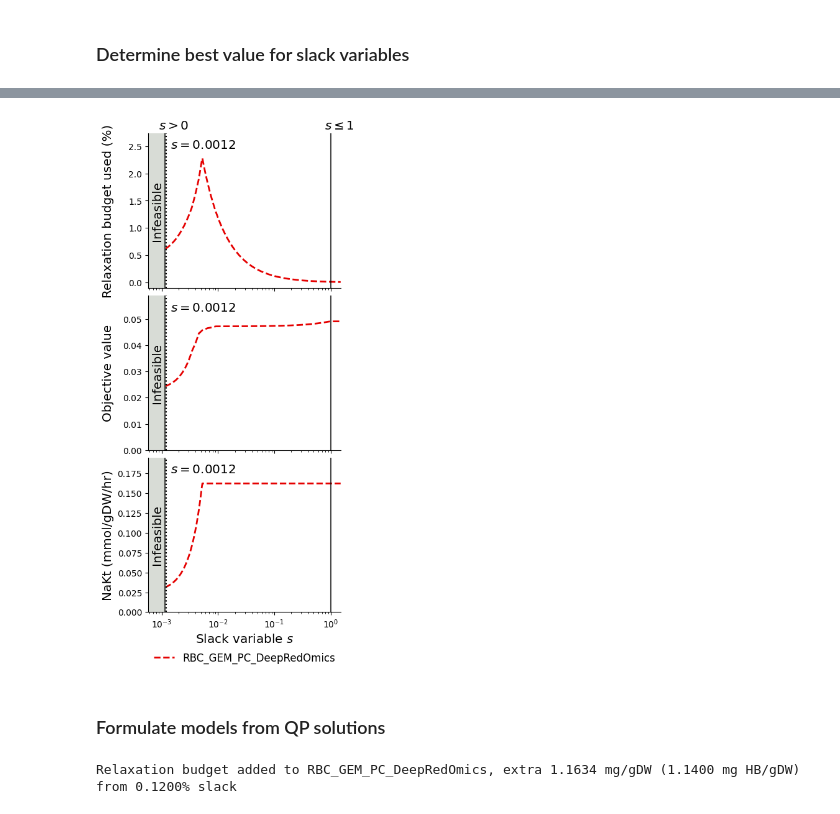
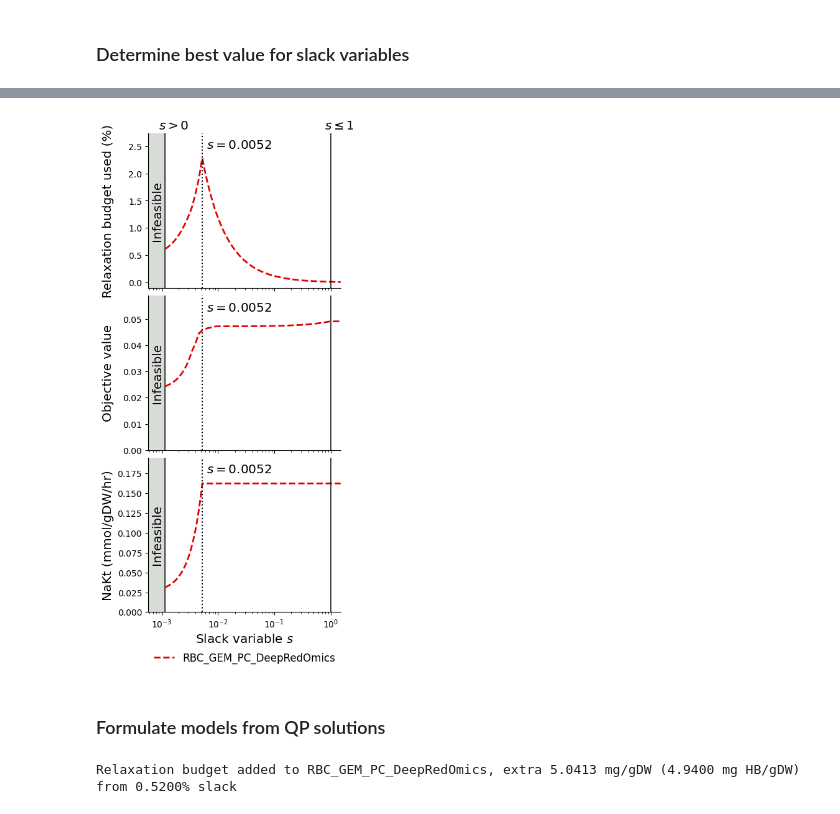
Before and after one commit to z-haiman/RBC-GEM, a Jupyter notebook: code/notebooks/analysis/OVERLAY/4c. Create context-specific models from DeepRed Omics.ipynb, the cells around one changed output, grey strips where cells are left out. Saved outputs shown, nothing was run; the diff lists cells and outputs as text; code cells hidden in the pictures.

```diff
--- a/code/notebooks/analysis/OVERLAY/4c. Create context-specific models from DeepRed Omics.ipynb
+++ b/code/notebooks/analysis/OVERLAY/4c. Create context-specific models from DeepRed Omics.ipynb
@@ -77,0 +84,4 @@ dataset_name = "DeepRedOmics"
+# %%
+run_computations = False
+verbose = True
+objective_reactions = ["NaKt"]
@@ -909,35 +942,14 @@ if save_figures:
 # %%
-list_of_pcmodels = []
-verbose = True
-objective_rxns = ["NaKt"]
-
 slack_min = 1e-5  # Slack %
 slack_max = 1.5
-
 if run_computations:
-    df_qp_sol, objective_value, r2_values = qp_solutions_dict[sample_id]
-    # Create a copy of the model
-    pcmodel_sample = pcmodel.copy()
-    pcmodel_sample.id = f"{pcmodel.id}_{sample_id}"
-    for protdl in pcmodel_sample.reactions.query(
-        lambda x: isinstance(x, ProteinDilution)
-    ):
-        if protdl.id in df_qp_sol.index:
-            prot_bound = df_qp_sol.loc[protdl.id]["Best-Fitted Proteome"]
-        else:
-            prot_bound = 0
-        protdl.bounds = (float(prot_bound), float(prot_bound))
-    # Add the relaxation budget with slack = 0 first
-    add_relaxation_budget(pcmodel_sample, 0, int(verbose))
-    list_of_pcmodels += [pcmodel_sample]
-
     solutions = {
         pcmodel_sample.id: {
             "model": [],
             "slack": [],
             "objective": [],
             "relaxation": [],
-            "_".join(objective_rxns): [],
+            "_".join(objective_reactions): [],
         }
         for pcmodel_sample in list_of_pcmodels
     }
@@ -953,7 +965,7 @@ if run_computations:
                 sum(
                     [
                         r.flux_expression
-                        for r in pcmodel_sample.reactions.get_by_any(objective_rxns)
+                        for r in pcmodel_sample.reactions.get_by_any(objective_reactions)
                     ]
                 )
                 - relaxation_demand.flux_expression
@@ -971,15 +983,14 @@ if run_computations:
             solutions[pcmodel_sample.id]["model"].append(pcmodel_sample.id)
             solutions[pcmodel_sample.id]["slack"].append(slack_value)
             solutions[pcmodel_sample.id]["objective"].append(obj_value)
-            solutions[pcmodel_sample.id]["_".join(objective_rxns)].append(
+            solutions[pcmodel_sample.id]["_".join(objective_reactions)].append(
                 obj_value + demand
             )
             solutions[pcmodel_sample.id]["relaxation"].append(demand / budget)
     solutions = {
-        pcmid: pd.DataFrame.from_dict(sol)
-        for pcmid, sol in solutions.items()
+        pcmodel_sample_id: pd.DataFrame.from_dict(sol)
+        for pcmodel_sample_id, sol in solutions.items()
     }
-
     df_relaxation = pd.concat(list(solutions.values()), axis=0)
     df_relaxation.to_csv(
         fitting_dirpath / f"SlackPercentDeterminationData_{model_id}.tsv",
@@ -1039,7 +1031,7 @@ sns.despine(fig)
 
 handles = []
 labels = []
-chosen_slack_var = 0.0012
+chosen_slack_var = 0.0052
 use_percents = True
 logscale_slack = True
 linestyle = "--"
@@ -1052,7 +1044,7 @@ for pcmodel_sample_id in list(solutions):
         100 if use_percents else 1
     )
     o_values = solutions[str(pcmodel_sample_id)]["objective"].values
-    rxn_values = solutions[str(pcmodel_sample_id)]["_".join(objective_rxns)].values
+    rxn_values = solutions[str(pcmodel_sample_id)]["_".join(objective_reactions)].values
 
     zorder = 1
     lw = 2
@@ -1183,54 +1175,51 @@ for i, ax in enumerate(axes):
         va="center",
         ha="right",
         fontsize=fontdict["size"],
     )
 
 
 handles, labels = axes[2].get_legend_handles_labels()
 axes[2].legend(
     handles=handles,
     labels=labels,
     ncols=1,
     frameon=False,
     loc="upper center",
     fontsize="large",
     bbox_to_anchor=(0.5, -0.2),
 )
 
 
 axes[0].set_ylabel("Relaxation budget used (%)", fontdict=fontdict)
 axes[1].set_ylabel("Objective value", fontdict=fontdict)
 axes[2].set_ylabel("NaKt (mmol/gDW/hr)", fontdict=fontdict)
 
 fig.align_labels()
 if save_figures:
     fig.savefig(
         fitting_dirpath / f"SlackPercentDetermination_{model_id}.{imagetype}",
         transparent=transparent,
         format=imagetype,
     )
 # %% [output]
-[figure, old version]
+[figure, new version]
 # %% [markdown]
 ### Formulate models from QP solutions
 # %%
-list_of_relaxed_models = []
-slack_value = chosen_slack_var  # Slack %
-verbose = True
-
-# In our experience, SBML/XML loads faster, but will take up to 4x more space uncompressed as compared to JSON
+overwrite = True
+# SBML/XML loads faster, but will take up to 4x more space uncompressed as compared to JSON
 ftypes = {
     "xml"
     # "json",
 }
 
-model_values = {}
+slack_value = chosen_slack_var  # Slack %
 ftypes = set([ftypes]) if isinstance(ftypes, str) else set(ftypes)
 for sample_id, (df_qp_sol, objective_value, r2_values) in qp_solutions_dict.items():
     # Create a copy of the model
     sample_id = f"{pcmodel.id}_{sample_id}"
     filenames = [sample_pcmodels_dirpath / f"{sample_id}.{ftype}" for ftype in ftypes]
-    if all([filename.exists() for filename in filenames]):
+    if all([filename.exists() for filename in filenames]) and not overwrite:
         print(f"Model already created for {sample_id}")
         continue
     pcmodel_sample = pcmodel.copy()
@@ -1254,4 +1243,4 @@ for sample_id, (df_qp_sol, objective_value, r2_values) in qp_solutions_dict.item
             filename=filename,
         )
 # %% [output]
-Relaxation budget added to RBC_GEM_PC_DeepRedOmics, extra 1.1634 mg/gDW (1.1400 mg HB/gDW) from 0.1200% slack
+Relaxation budget added to RBC_GEM_PC_DeepRedOmics, extra 5.0413 mg/gDW (4.9400 mg HB/gDW) from 0.5200% slack
```
Also changed, not shown: parts of 18 cells of this notebook, 3 other files.
